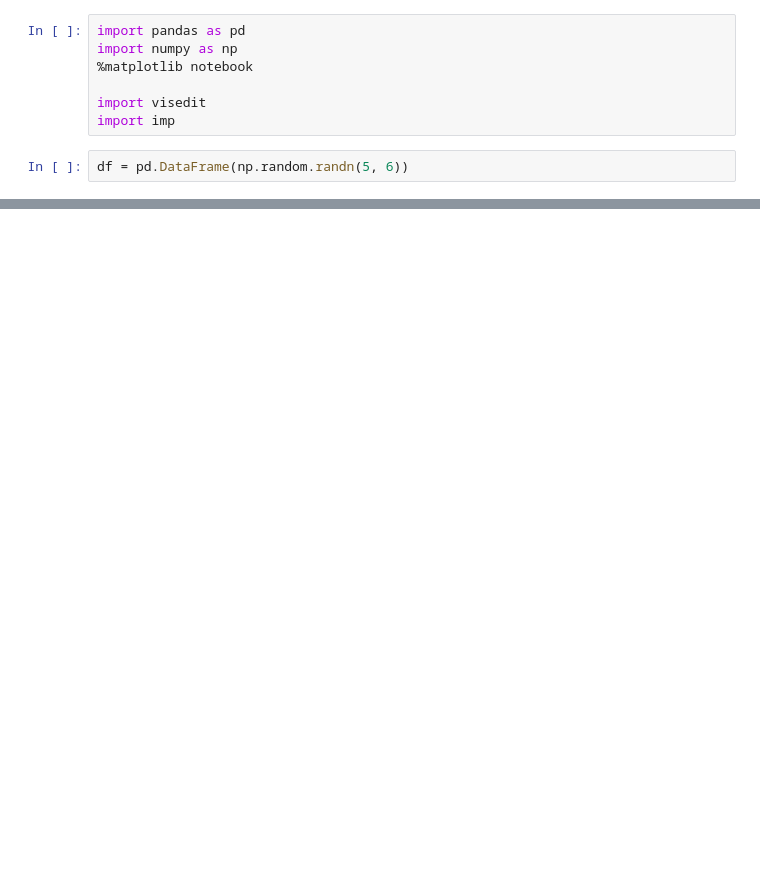
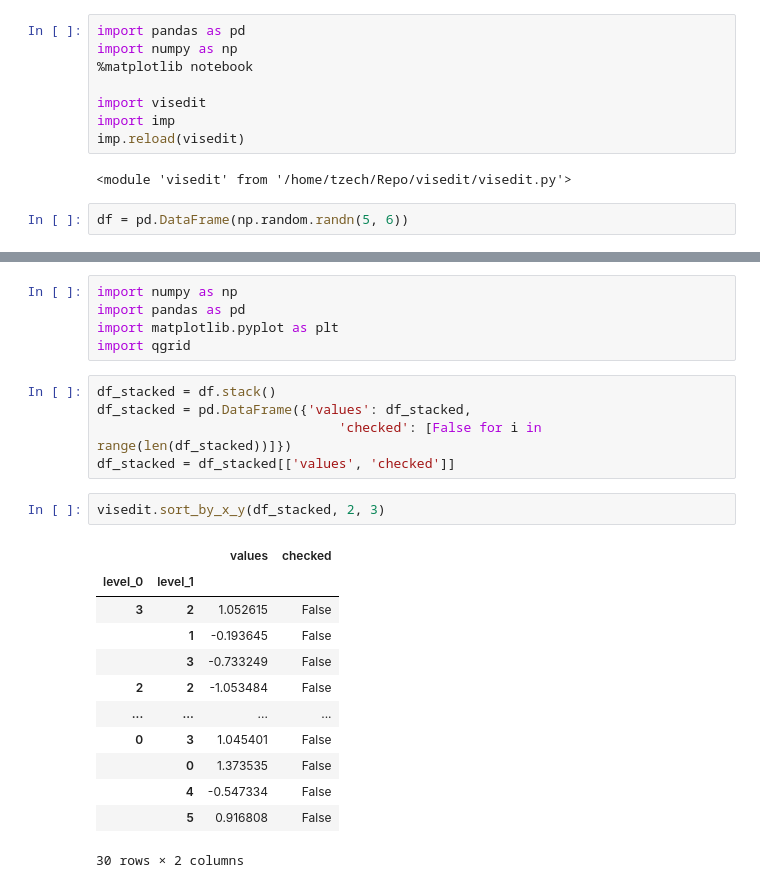
Before and after one commit to tozech/visedit, a Jupyter notebook: simple_example.ipynb, the cells around one changed output, grey strips where cells are left out. Cells and saved outputs as stored; diff of their text form; blank space fills up the shorter version.

Commit message:
Enh: Sorting function sort_by_x_y added and included in table.

```diff
--- a/simple_example.ipynb
+++ b/simple_example.ipynb
@@ -5,6 +5,9 @@ import numpy as np
 
 import visedit
 import imp
+imp.reload(visedit)
+# %% [output]
+<module 'visedit' from '/home/tzech/Repo/visedit/visedit.py'>
 # %%
 df = pd.DataFrame(np.random.randn(5, 6))
 # %%
@@ -14,3 +17,28 @@ qgrid_widget
 [interactive output not drawn]
 [interactive output not drawn]
 [interactive output not drawn]
+# %%
+import numpy as np
+import pandas as pd
+import matplotlib.pyplot as plt
+import qgrid
+# %%
+df_stacked = df.stack()
+df_stacked = pd.DataFrame({'values': df_stacked,
+                               'checked': [False for i in range(len(df_stacked))]})
+df_stacked = df_stacked[['values', 'checked']]
+# %%
+visedit.sort_by_x_y(df_stacked, 2, 3)
+# %% [output]
+|  |  | values | checked |
+| level_0 | level_1 |  |  |
+| 3 | 2 | 1.052615 | False |
+|  | 1 | -0.193645 | False |
+|  | 3 | -0.733249 | False |
+| 2 | 2 | -1.053484 | False |
+| ... | ... | ... | ... |
+| 0 | 3 | 1.045401 | False |
+|  | 0 | 1.373535 | False |
+|  | 4 | -0.547334 | False |
+|  | 5 | 0.916808 | False |
+30 rows × 2 columns
```
Also changed, not shown: 1 other file.
